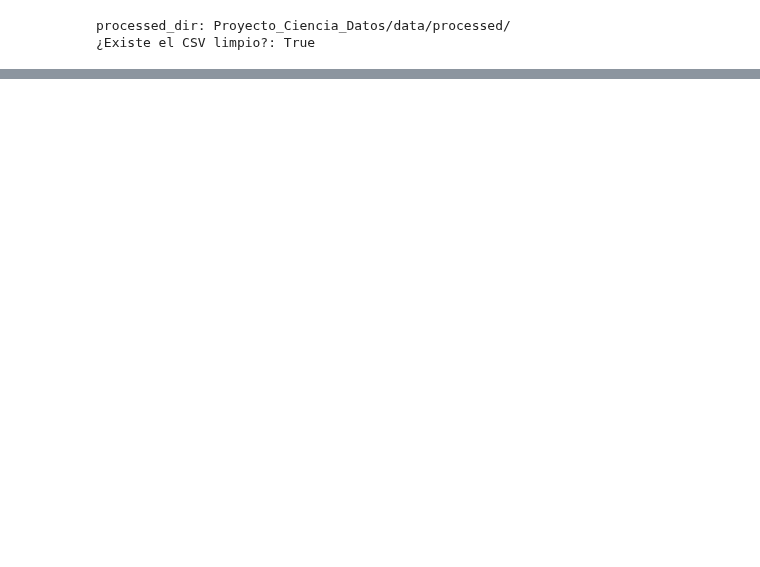
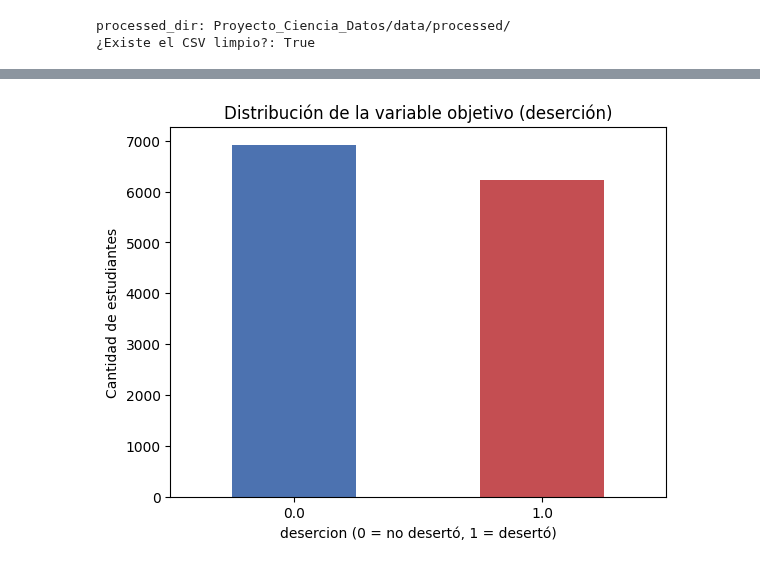
Before and after one commit to LuisBetancourt11/Proyecto_Ciencia_Datos, a Jupyter notebook: notebook/03_EDA.ipynb, the cells around one changed output, grey strips where cells are left out. Drawn from its saved outputs; the diff is of its cells as text; code cells hidden in the pictures; blank space fills up the shorter version.

```diff
--- a/notebook/03_EDA.ipynb
+++ b/notebook/03_EDA.ipynb
@@ -24,3 +35,13 @@ print("¿Existe el CSV limpio?:", os.path.exists(processed_dir + 'matriculas_lim
 # %% [output]
 processed_dir: Proyecto_Ciencia_Datos/data/processed/
 ¿Existe el CSV limpio?: True
+# %%
+processed_dir = REPO_DIR + '/data/processed/'
+df = pd.read_csv(processed_dir + 'matriculas_limpias.csv',
+                 parse_dates=['fecha_de_matricula'])
+
+# Subconjunto con etiqueta válida
+d = df.dropna(subset=['desercion']).copy()
+
+print("Dimensiones:", df.shape)
+df.head()
@@ -26,0 +113,10 @@ processed_dir: Proyecto_Ciencia_Datos/data/processed/
+# %%
+# Gráfico
+df['desercion'].value_counts().plot(kind='bar', color=['#4C72B0', '#C44E52'])
+plt.title('Distribución de la variable objetivo (deserción)')
+plt.xlabel('desercion (0 = no desertó, 1 = desertó)')
+plt.ylabel('Cantidad de estudiantes')
+plt.xticks(rotation=0)
+plt.show()
+# %% [output]
+[figure, added]
```
Also changed, not shown: parts of 50 cells of this notebook.
